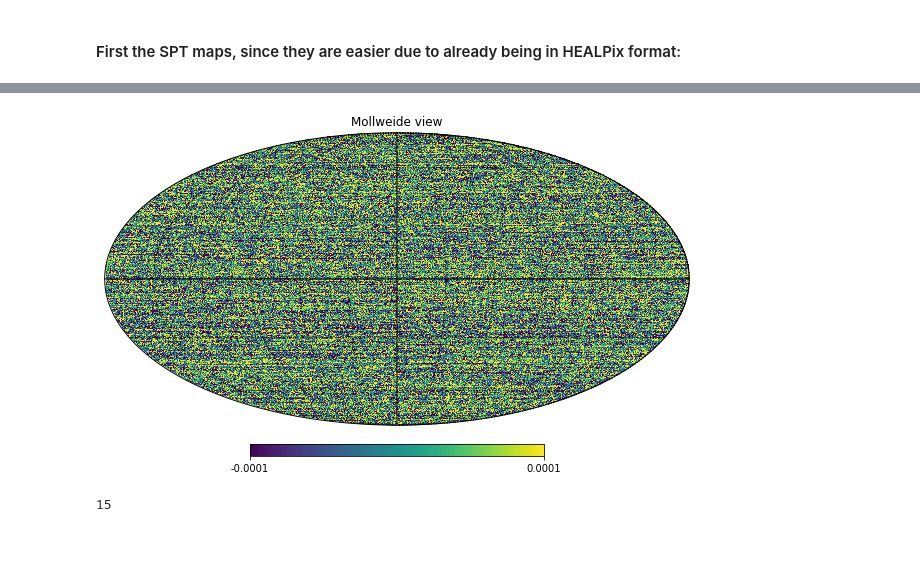
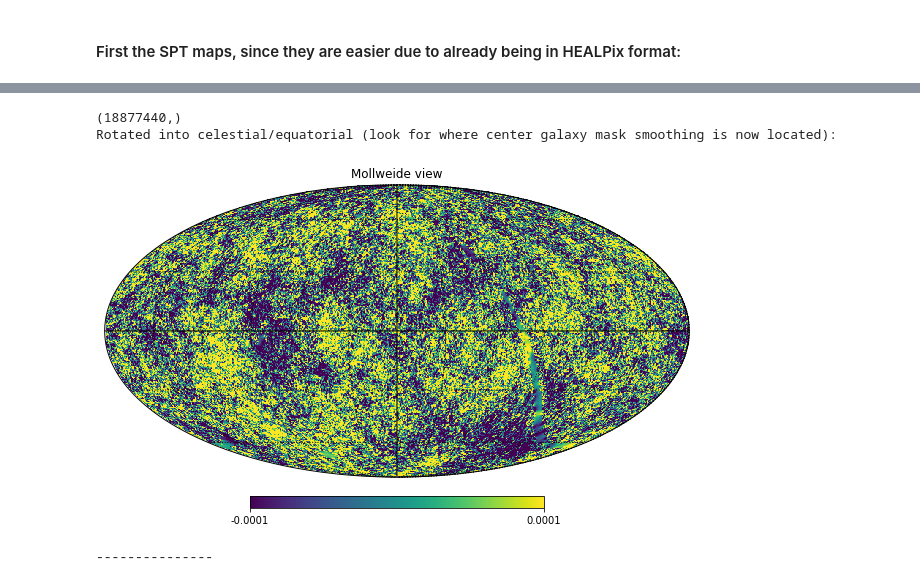
Before and after one commit to JeremyMeinke/mm_astronomy_stacking, a Jupyter notebook: map_processing.ipynb, the cells around one changed output, grey strips where cells are left out. Cells and saved outputs as stored; diff of their text form; code cells hidden in the pictures; blank space fills up the shorter version.

```diff
--- a/map_processing.ipynb
+++ b/map_processing.ipynb
@@ -109,21 +110,15 @@ Showing how I took the SPT and ACT maps, used in the basic stacking_example note
 #### First the SPT maps, since they are easier due to already being in HEALPix format:
 # %%
 spt_lmax = 10000
+final_nside = 8192
 ## Load the SMICA Planck CMB no-SZ map and rotate
 smica_nside = 2048
 smica_cmb = stacking.map_data_healpix_fits("./data/COM_CMB_IQU-smica-nosz_2048_R3.00_full.fits", nside=smica_nside,
-                                           unreadable_header=False, rotation=True, rot_lmax=spt_lmax, input_nest=True)
+                                           unreadable_header=False) ## Healpy seems to do fine with this file...
 print(smica_cmb.shape)
-# hp.mollview(smica_cmb)
-# hp.graticule()
-# plt.show()
-# gc.collect()
-
-# m = fits.open("./data/combined_map_95GHz_nside8192_ptsrcmasked_50mJy.fits", memmap=True)
-# print(len(m))
-# print(m.info())
-# print(m[1].data[0])
-
-##future me: redo the memap and fieldstuff
+## Map Checking (still in galactic coordinate/rotation)
+hp.mollview(smica_cmb, max=1e-4, min=-1e-4)
+hp.graticule()
+plt.show()
 # %% [output]
 (50331648,)
@@ -130,13 +126,36 @@ print(smica_cmb.shape)
 # %%
-smica_cmb = hp.reorder(smica_cmb, r2n=True)
-hp.mollview(smica_cmb, max=1e-4, min=-1e-4)
+## Now convert it to alm
+
+## Try the standard conversion:
+## (caution: ~30 seconds of high CPU usage for me).
+## I choose to use inter=5 instead of 3 just in case for better accuracy
+smica_cmb_alm = hp.map2alm(smica_cmb, pol=False, use_pixel_weights=True, datapath="./data/", iter=5)
+print(smica_cmb_alm.shape)
+
+## Brief pause for CPU rest
+time.sleep(5)
+
+## Rotation
+rot = hp.rotator.Rotator(coord=["G", "C"])
+smica_cmb_alm = rot.rotate_alm(smica_cmb_alm)
+
+## Save the SMICA rotated alm so it can just be loaded any subsequent tmes
+hp.write_alm("./data/SMICAnoSZ_alm.fits", smica_cmb_alm, overwrite=True)
+
+## Check... Note: hp.alm2map takes a few minutes, using all CPUs (though less intense for me than map2alm)
+print("Rotated into celestial/equatorial (look for where center galaxy mask smoothing is now located): ")
+smica_map = hp.alm2map(smica_cmb_alm, nside=smica_nside, pol=False)
+hp.mollview(smica_map, max=1e-4, min=-1e-4)
 hp.graticule()
 plt.show()
+
+## delete map version (in case of needing memory later on,
+## since smica_cmb_alm after rotation will be the starting point for both SPT and ACT).
+smica_cmb = None; smica_map = None; del smica_cmb, smica_map
 gc.collect()
-
-## Load the SPT-SZ alm file
-
-##
+print("---------------")
 # %% [output]
+(18877440,)
+Rotated into celestial/equatorial (look for where center galaxy mask smoothing is now located):
-[figure, old version]
+[figure, new version]
-15
+---------------
```
Also changed, not shown: parts of 14 cells of this notebook, 4 other files.
